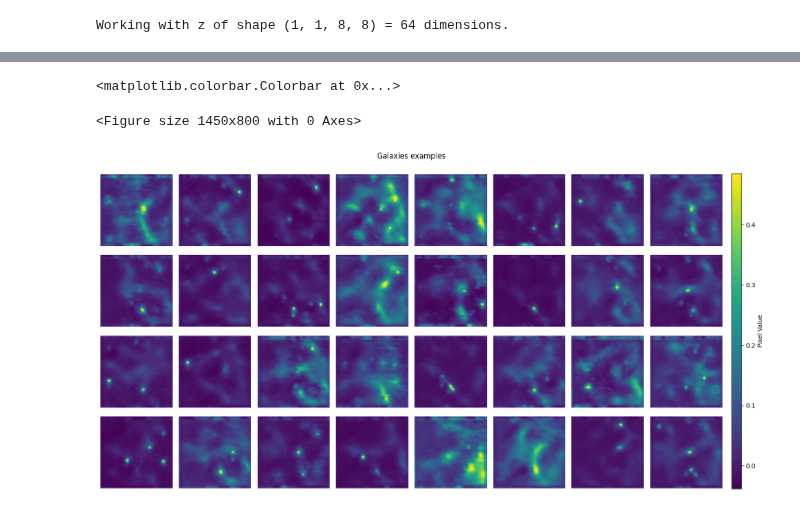
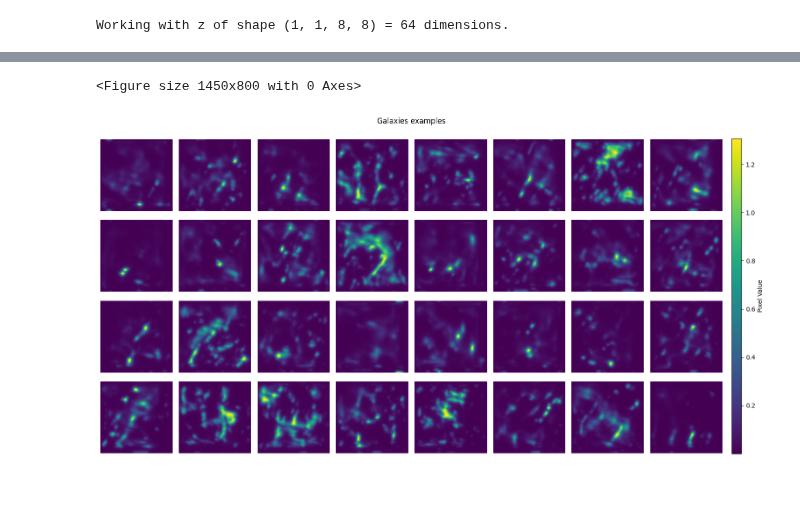
Before and after one commit to JonnyyTorres/Galsim_JAX, a Jupyter notebook: NF_Galsim.ipynb, the cells around one changed output, grey strips where cells are left out. Saved outputs shown, nothing was run; the diff lists cells and outputs as text; code cells hidden in the pictures.

```diff
--- a/NF_Galsim.ipynb
+++ b/NF_Galsim.ipynb
@@ -491,5 +495,5 @@ hist2d(samps[:,0], samps[:,1],64);
 # %%
-samps = sampler.apply(params_nf, jax.random.PRNGKey(1), 128)
+samps = sampler.apply(params_nf, jax.random.PRNGKey(1), 32)
 # %%
 # Resahping to original bottleneck size
 samps_r = samps.reshape(-1,8,8,1)
@@ -506,6 +510,7 @@ class decode(AutoencoderKLModule):
     def __call__(self, h):
         h = self.post_quant_conv(h)
         h = self.decoder(h)
+        h = nn.softplus(h)
 
         return h
 # %%
@@ -520,7 +525,7 @@ dec = decode(ch_mult=(1, 2, 4, 8, 16),
     embed_dim=1,
     act_fn=act_fn)
 # %%
-results_nf = dec.apply(params_auto, samps_r)
+q_nf = dec.apply(params_auto, samps_r)
 # %% [output]
 Working with z of shape (1, 1, 8, 8) = 64 dimensions.
 # %%
@@ -548,9 +553,9 @@ rng, rng_2 = jax.random.PRNGKey(0), jax.random.PRNGKey(1)
 rng, rng_1 = jax.random.split(rng)
 # X estimated distribution
 
-x_convolve = jax.vmap(convolve_kpsf)(results_nf[..., 0], kpsf[..., 0])
+x_convolve = jax.vmap(convolve_kpsf)(q_nf[..., 0], kpsf[..., 0])
 
-x_convolve = tf.expand_dims(p3, axis=-1)
+x_convolve = tf.expand_dims(x_convolve, axis=-1)
 
 # z3 = x_convolve
 
@@ -564,24 +569,25 @@ imshow(p3[0,...,0])
 # %%
 # Plotting the original, predicted and their differences for 32 examples
 num_rows, num_cols = 4, 8
 
 plt.figure(figsize=(14.5, 8))
 
 fig, axes = plt.subplots(num_rows, num_cols, figsize=(14.5, 8))
 
 for ax, z_img in zip(axes.flatten(), x_convolve):
     ax.imshow(z_img)
     ax.axis("off")
 
 # Add a title to the figure
 fig.suptitle("Galaxies examples", fontsize=12, y=0.99)
 
 # Adjust the layout of the subplots
 fig.tight_layout()
 
 cb_ax = fig.add_axes([1.005,.03,.015,.90])
 fig.colorbar(ax.imshow(z_img),label="Pixel Value", orientation="vertical", cax=cb_ax) #,ax=axes.ravel().tolist())
+
+wandb.log({'reconstructed_galaxies': wandb.Image(plt)})
 # %% [output]
-<matplotlib.colorbar.Colorbar at 0x...>
+<Figure size 1450x800 with 0 Axes>
-<Figure size 1450x800 with 0 Axes>
-[figure, old version]
+[figure, new version]
```
Also changed, not shown: parts of 18 cells of this notebook, 2 other files.
